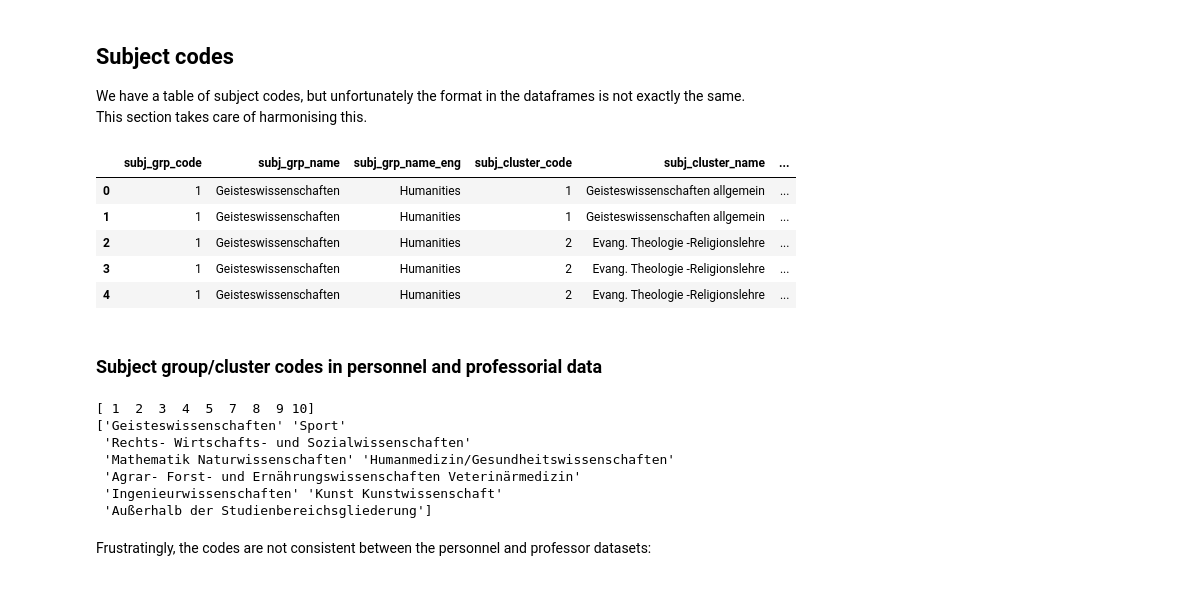
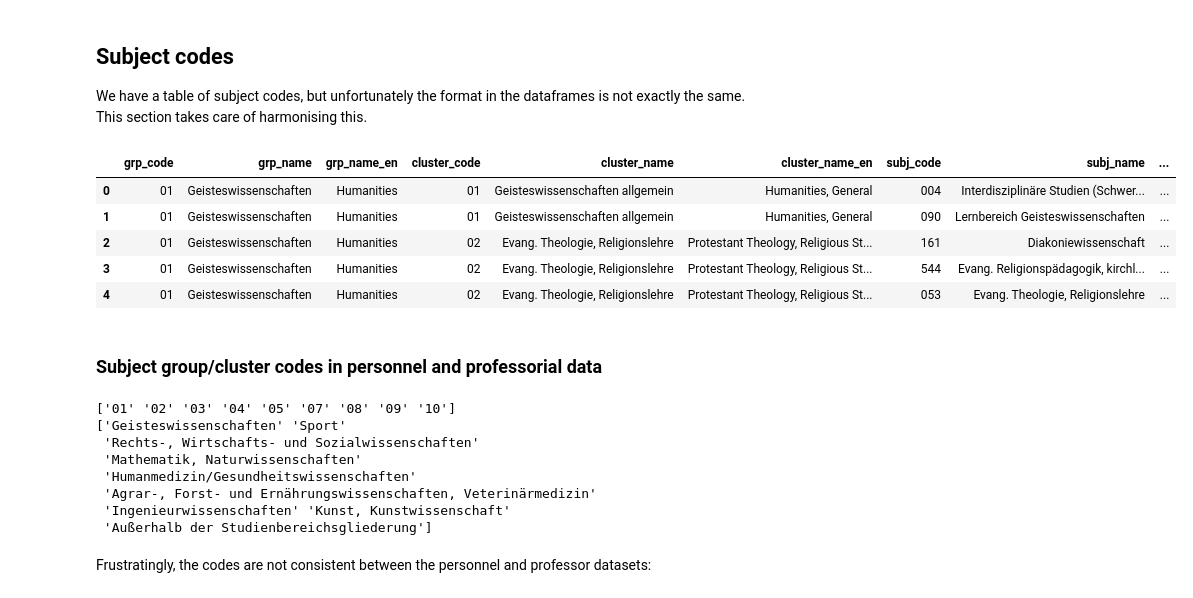
Before and after one commit to gfkpth/project-2-eda-sql, a Jupyter notebook: core_EDA.ipynb, the cells around one changed output. Drawn from its saved outputs; the diff is of its cells as text; code cells hidden in the pictures.

```diff
--- a/core_EDA.ipynb
+++ b/core_EDA.ipynb
@@ -32,3 +39,20 @@ import seaborn as sns
+# %%
+# visualisation settings
+
+# allow unlimited scrollability
+pd.set_option('display.max_columns', None)
+pd.set_option('display.max_colwidth', None)
+
+
+
+# Set the Seaborn context to "poster" for larger text and figures
+sns.set_context("poster")
+
+# Set the default figure size for Seaborn plots
+sns.set_theme(rc={"figure.figsize": (12., 6.)})
+
+# Set the Seaborn style to "whitegrid" for a white background with gridlines
+sns.set_style("whitegrid")
 # %% [markdown]
 ## Load dataset(s)
 # %%
@@ -131,2 +180,25 @@ So for the future, generating a JSON or dictionary for this type of data and the
+# %%
+# load JSON
+with open('./datasets/taxonomy_german_studycourses.json') as jsonfile:
+           subjcodes_sdict = json.load(jsonfile)
+# %%
+# transform JSON/dictionary into dataframe
+rows = []
+for group in subjcodes_sdict:
+    for cluster in group.get('Studienbereiche'):
+        for subj in cluster.get('Studienfächer'):
+            rows.append({
+                'grp_code': group['code'],
+                'grp_name': group['name'],
+                'grp_name_en': group['name_en'],
+                'cluster_code': cluster['code'],
+                'cluster_name': cluster['name'],
+                'cluster_name_en': cluster['name_en'],
+                'subj_code': subj['code'],
+                'subj_name': subj['name'],
+                'subj_name_en': subj['name_en']
+            })
+
+subjcodes_s = pd.DataFrame(rows)
 # %%
 # loading subject code lookup table
@@ -559,26 +687,27 @@ Overall personnel data is now clean in `df_pers`, professorial data in `df_prof`
 
 We have a table of subject codes, but unfortunately the format in the dataframes is not exactly the same. This section takes care of harmonising this.
 # %%
-subjectcodes.head()
+subjcodes_s.head()
 # %% [output]
-|  | subj_grp_code | subj_grp_name | subj_grp_name_eng | subj_cluster_code | subj_cluster_name | ... |
-| 0 | 1 | Geisteswissenschaften | Humanities | 1 | Geisteswissenschaften allgemein | ... |
-| 1 | 1 | Geisteswissenschaften | Humanities | 1 | Geisteswissenschaften allgemein | ... |
-| 2 | 1 | Geisteswissenschaften | Humanities | 2 | Evang. Theologie -Religionslehre | ... |
-| 3 | 1 | Geisteswissenschaften | Humanities | 2 | Evang. Theologie -Religionslehre | ... |
-| 4 | 1 | Geisteswissenschaften | Humanities | 2 | Evang. Theologie -Religionslehre | ... |
+|  | grp_code | grp_name | grp_name_en | cluster_code | cluster_name | cluster_name_en | subj_code | subj_name | ... |
+| 0 | 01 | Geisteswissenschaften | Humanities | 01 | Geisteswissenschaften allgemein | Humanities, General | 004 | Interdisziplinäre Studien (Schwer... | ... |
+| 1 | 01 | Geisteswissenschaften | Humanities | 01 | Geisteswissenschaften allgemein | Humanities, General | 090 | Lernbereich Geisteswissenschaften | ... |
+| 2 | 01 | Geisteswissenschaften | Humanities | 02 | Evang. Theologie, Religionslehre | Protestant Theology, Religious St... | 161 | Diakoniewissenschaft | ... |
+| 3 | 01 | Geisteswissenschaften | Humanities | 02 | Evang. Theologie, Religionslehre | Protestant Theology, Religious St... | 544 | Evang. Religionspädagogik, kirchl... | ... |
+| 4 | 01 | Geisteswissenschaften | Humanities | 02 | Evang. Theologie, Religionslehre | Protestant Theology, Religious St... | 053 | Evang. Theologie, Religionslehre | ... |
 # %% [markdown]
 ### Subject group/cluster codes in personnel and professorial data
 # %%
-print(subjectcodes.subj_grp_code.unique())
-print(subjectcodes.subj_grp_name.unique())
+print(subjcodes_s.grp_code.unique())
+print(subjcodes_s.grp_name.unique())
 # %% [output]
-[ 1  2  3  4  5  7  8  9 10]
+['01' '02' '03' '04' '05' '07' '08' '09' '10']
 ['Geisteswissenschaften' 'Sport'
- 'Rechts- Wirtschafts- und Sozialwissenschaften'
- 'Mathematik Naturwissenschaften' 'Humanmedizin/Gesundheitswissenschaften'
- 'Agrar- Forst- und Ernährungswissenschaften Veterinärmedizin'
- 'Ingenieurwissenschaften' 'Kunst Kunstwissenschaft'
+ 'Rechts-, Wirtschafts- und Sozialwissenschaften'
+ 'Mathematik, Naturwissenschaften'
+ 'Humanmedizin/Gesundheitswissenschaften'
+ 'Agrar-, Forst- und Ernährungswissenschaften, Veterinärmedizin'
+ 'Ingenieurwissenschaften' 'Kunst, Kunstwissenschaft'
  'Außerhalb der Studienbereichsgliederung']
 # %% [markdown]
 Frustratingly, the codes are not consistent between the personnel and professor datasets:
```
Also changed, not shown: parts of 63 cells of this notebook, 5 other files.
